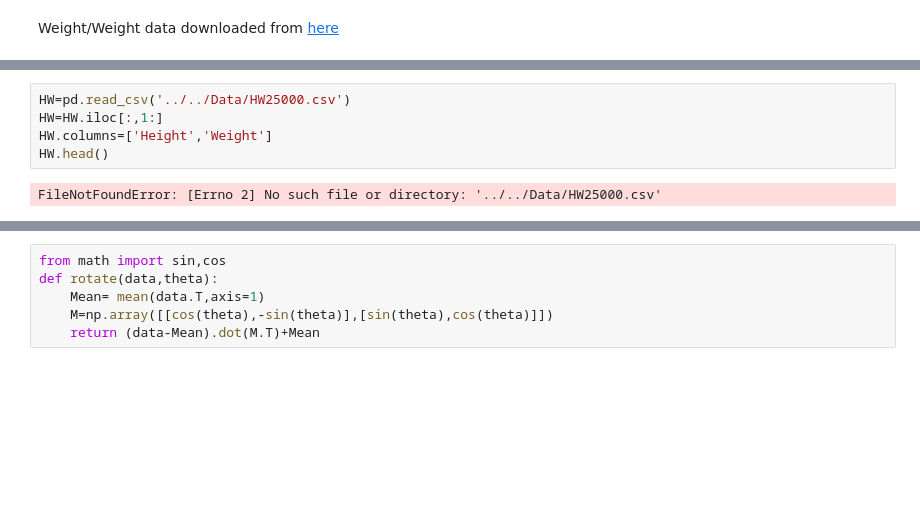
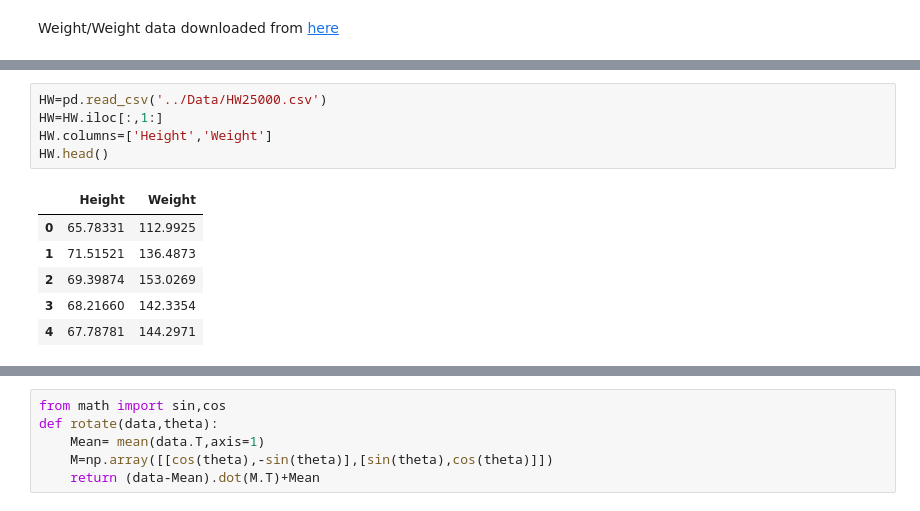
Before and after one commit to ucsd-dsc232r/lecture-notebooks, a Jupyter notebook: Class08/PCA.ipynb, the cells around one changed output, grey strips where cells are left out. Drawn from its saved outputs; the diff is of its cells as text; blank space fills up the shorter version.

```diff
--- a/Class08/PCA.ipynb
+++ b/Class08/PCA.ipynb
@@ -171,10 +184,15 @@ Weight/Weight data downloaded from [here](https://people.sc.fsu.edu/~jburkardt/d
 # %%
-HW=pd.read_csv('../../Data/HW25000.csv')
+HW=pd.read_csv('../Data/HW25000.csv')
 HW=HW.iloc[:,1:]
 HW.columns=['Height','Weight']
 HW.head()
 # %% [output]
-FileNotFoundError: [Errno 2] No such file or directory: '../../Data/HW25000.csv'
+|  | Height | Weight |
+| 0 | 65.78331 | 112.9925 |
+| 1 | 71.51521 | 136.4873 |
+| 2 | 69.39874 | 153.0269 |
+| 3 | 68.21660 | 142.3354 |
+| 4 | 67.78781 | 144.2971 |
 # %%
 V=HW.var()
 V.Height,V.Weight
```
Also changed, not shown: parts of 11 cells of this notebook, 1 other file.
